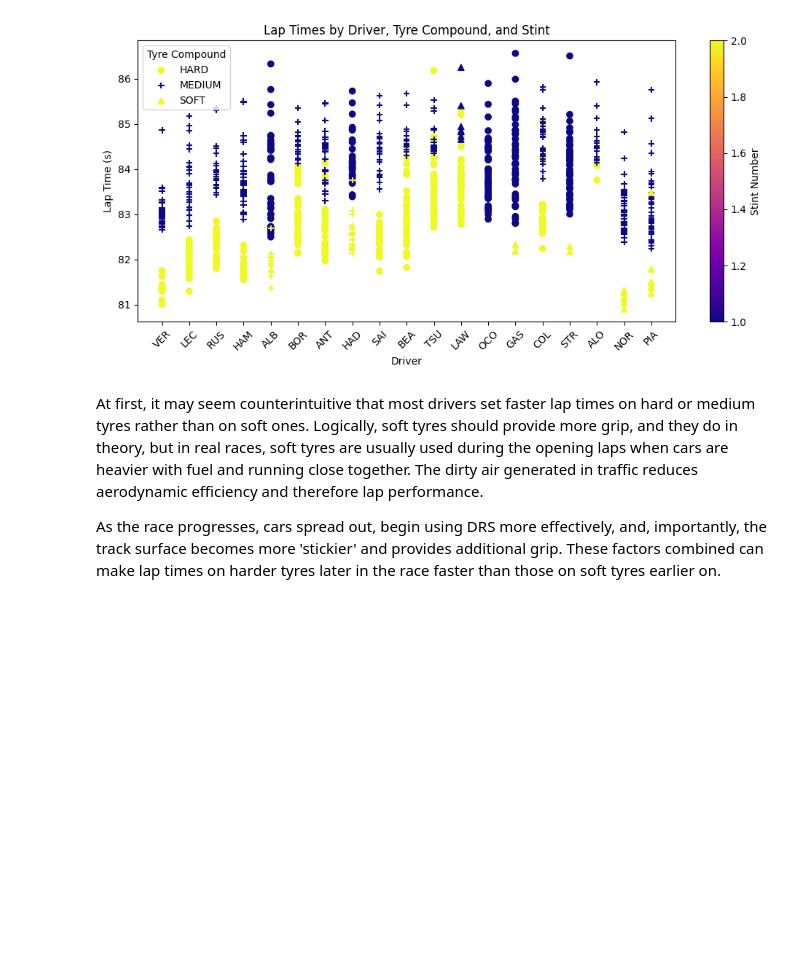
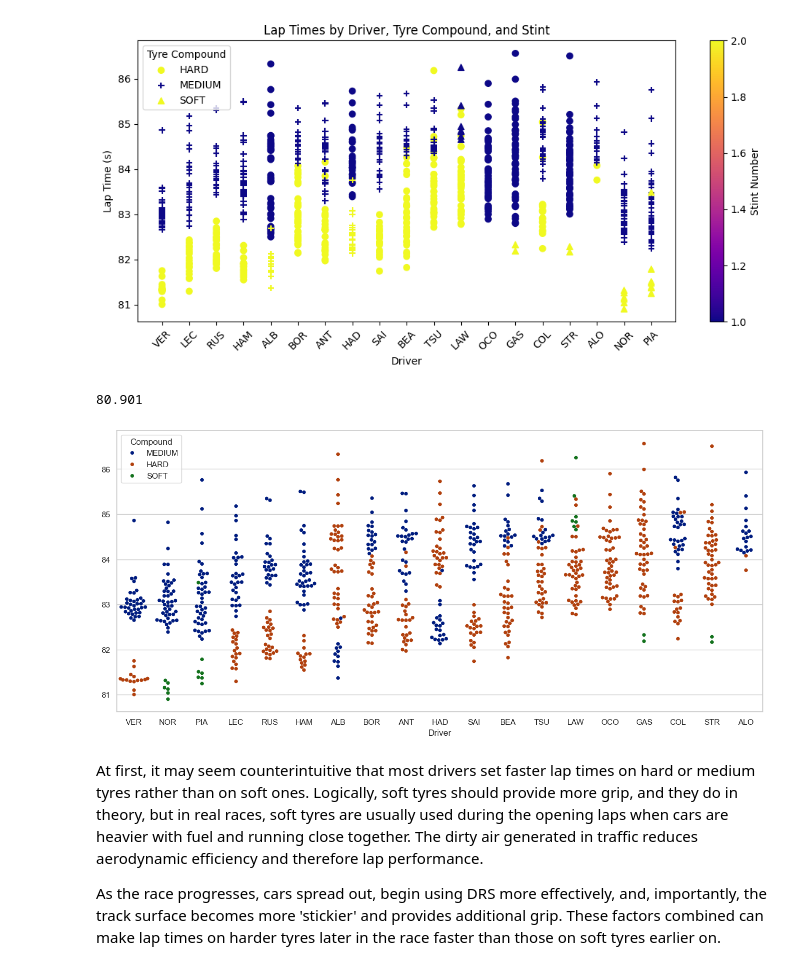
Before and after one commit to An-d1/Formula1Analysis, a Jupyter notebook: notebooks/monza_race_analysis.ipynb, the cells around one changed output. Cells and saved outputs as stored; diff of their text form; code cells hidden in the pictures; blank space fills up the shorter version.

Commit message:
feat: Implemented a new chart for the tyre dirstribution, this time using seaborn as it is easier to understand

```diff
--- a/notebooks/monza_race_analysis.ipynb
+++ b/notebooks/monza_race_analysis.ipynb
@@ -274,6 +291,18 @@ plt.tight_layout()
 plt.show()
 # %% [output]
 [figure]
+# %%
+import seaborn as sns
+plt.figure(figsize=(16, 7))
+sns.set_theme(style="whitegrid", palette = "dark")
+
+
+# Draw a categorical scatterplot to show each observation
+ax = sns.swarmplot(data=laps_data, x= laps_data['Driver'], y= laps_data['LapTime'], hue= laps_data['Compound'])
+ax.set(ylabel="")
+# %% [output]
+80.901
+[figure, added]
 # %% [markdown]
 At first, it may seem counterintuitive that most drivers set faster lap times on hard or medium tyres rather than on soft ones.
 Logically, soft tyres should provide more grip, and they do in theory, but in real races, soft tyres are usually used during the opening laps when cars are heavier with fuel and running close together.
```
Also changed, not shown: parts of 3 cells of this notebook, 2 other files.
